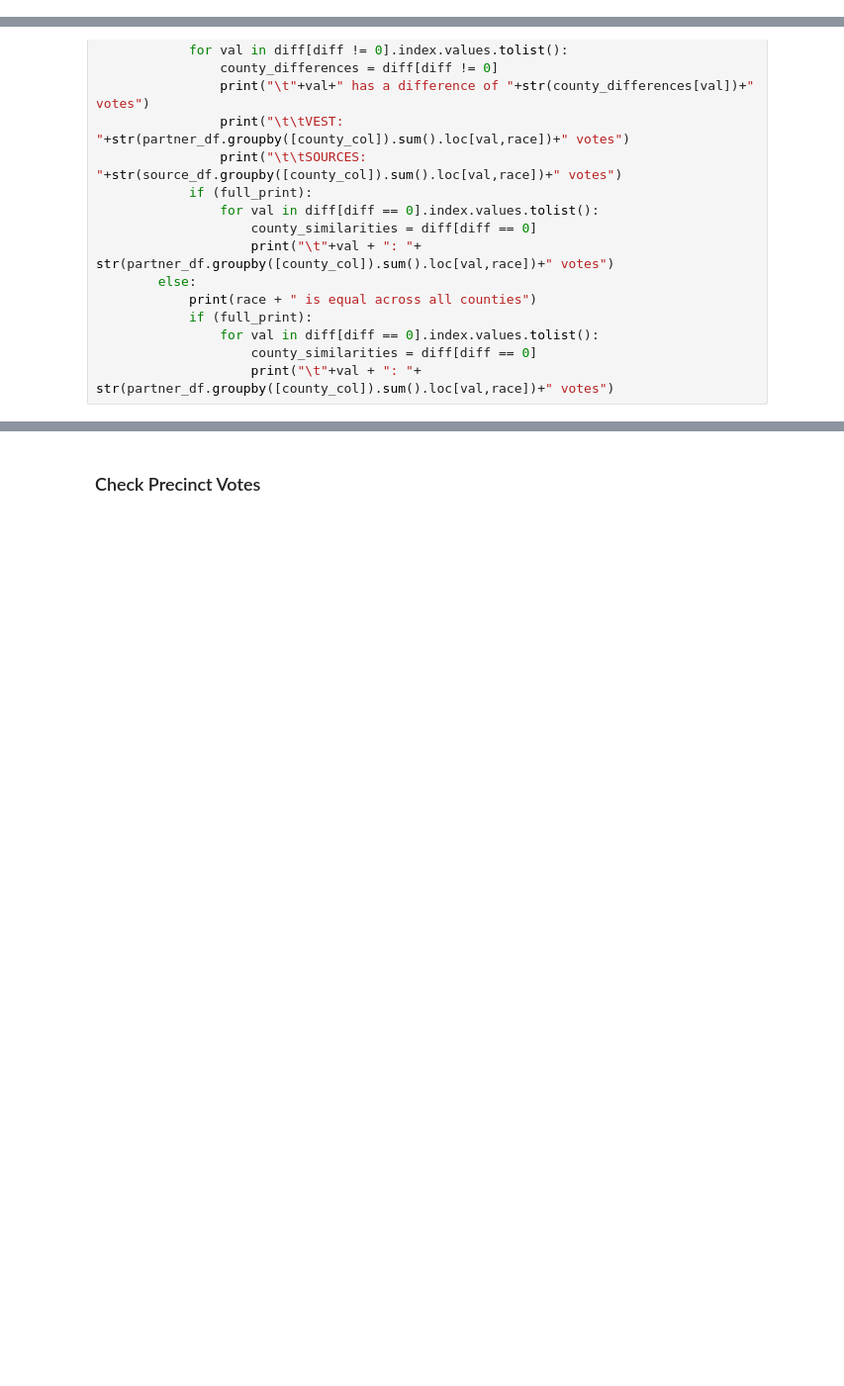
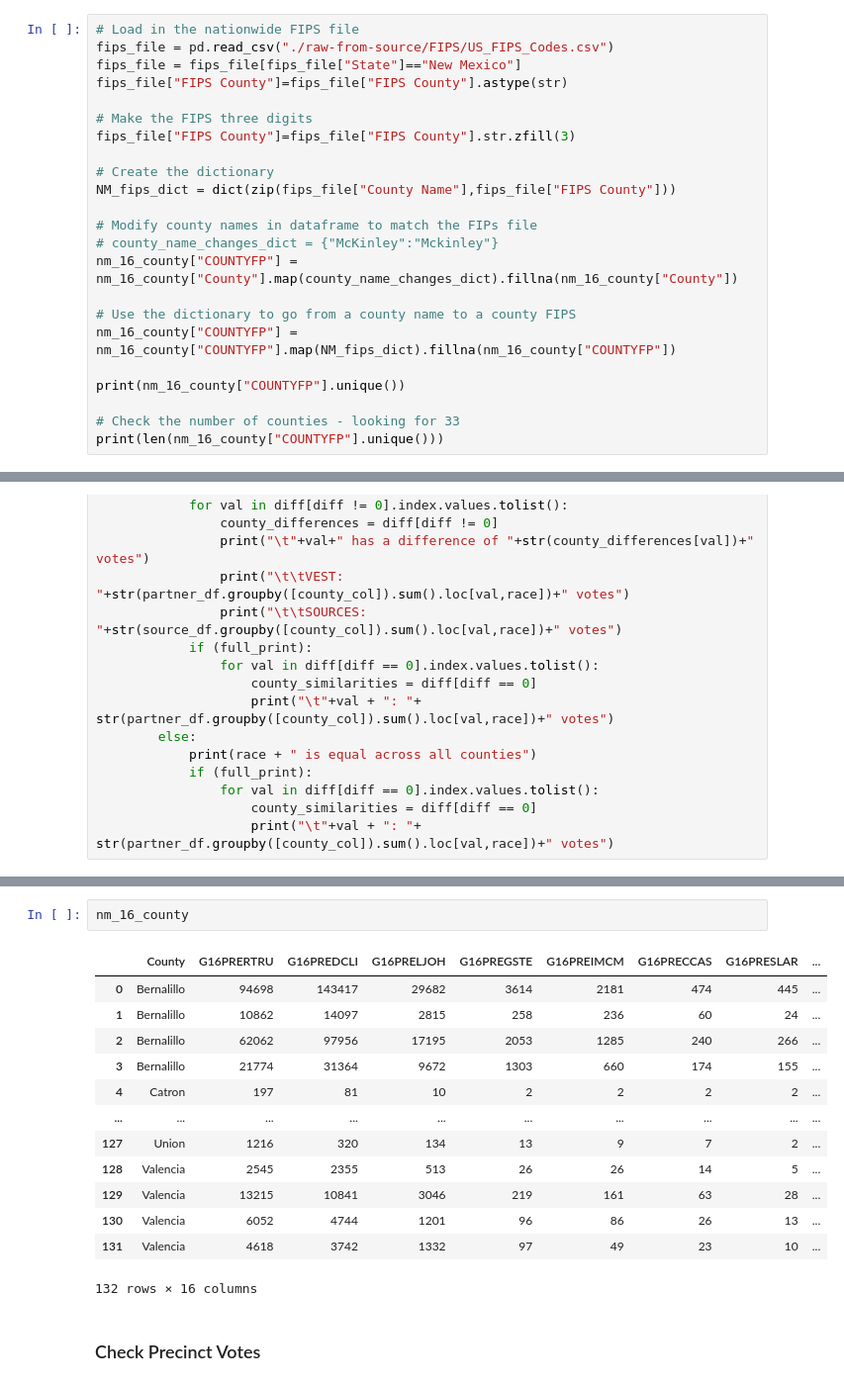
Before and after one commit to nonpartisan-redistricting-datahub/pdv-nm, a Jupyter notebook: vest-nm-2016/vest-nm-2016-validation.ipynb, the cells around one changed output, grey strips where cells are left out. Shown at 99% size. Drawn from its saved outputs; the diff is of its cells as text; blank space fills up the shorter version.

Commit message:
county_level data added

```diff
--- a/vest-nm-2016/vest-nm-2016-validation.ipynb
+++ b/vest-nm-2016/vest-nm-2016-validation.ipynb
@@ -210,0 +314,23 @@ print(len(nm_16["COUNTYFP"].unique()))
+# %%
+# Load in the nationwide FIPS file
+fips_file = pd.read_csv("./raw-from-source/FIPS/US_FIPS_Codes.csv")
+fips_file = fips_file[fips_file["State"]=="New Mexico"]
+fips_file["FIPS County"]=fips_file["FIPS County"].astype(str)
+
+# Make the FIPS three digits
+fips_file["FIPS County"]=fips_file["FIPS County"].str.zfill(3)
+
+# Create the dictionary
+NM_fips_dict = dict(zip(fips_file["County Name"],fips_file["FIPS County"]))
+
+# Modify county names in dataframe to match the FIPs file
+# county_name_changes_dict = {"McKinley":"Mckinley"}
+nm_16_county["COUNTYFP"] = nm_16_county["County"].map(county_name_changes_dict).fillna(nm_16_county["County"])
+
+# Use the dictionary to go from a county name to a county FIPS
+nm_16_county["COUNTYFP"] = nm_16_county["COUNTYFP"].map(NM_fips_dict).fillna(nm_16_county["COUNTYFP"])
+
+print(nm_16_county["COUNTYFP"].unique())
+
+# Check the number of counties - looking for 33
+print(len(nm_16_county["COUNTYFP"].unique()))
@@ -260,3 +411,19 @@ G16PRERTRU contains differences in these counties:
+# %%
+nm_16_county
+# %% [output]
+|  | County | G16PRERTRU | G16PREDCLI | G16PRELJOH | G16PREGSTE | G16PREIMCM | G16PRECCAS | G16PRESLAR | ... |
+| 0 | Bernalillo | 94698 | 143417 | 29682 | 3614 | 2181 | 474 | 445 | ... |
+| 1 | Bernalillo | 10862 | 14097 | 2815 | 258 | 236 | 60 | 24 | ... |
+| 2 | Bernalillo | 62062 | 97956 | 17195 | 2053 | 1285 | 240 | 266 | ... |
+| 3 | Bernalillo | 21774 | 31364 | 9672 | 1303 | 660 | 174 | 155 | ... |
+| 4 | Catron | 197 | 81 | 10 | 2 | 2 | 2 | 2 | ... |
+| ... | ... | ... | ... | ... | ... | ... | ... | ... | ... |
+| 127 | Union | 1216 | 320 | 134 | 13 | 9 | 7 | 2 | ... |
+| 128 | Valencia | 2545 | 2355 | 513 | 26 | 26 | 14 | 5 | ... |
+| 129 | Valencia | 13215 | 10841 | 3046 | 219 | 161 | 63 | 28 | ... |
+| 130 | Valencia | 6052 | 4744 | 1201 | 96 | 86 | 26 | 13 | ... |
+| 131 | Valencia | 4618 | 3742 | 1332 | 97 | 49 | 23 | 10 | ... |
+132 rows × 16 columns
 # %% [markdown]
 ### Check Precinct Votes
 # %% [markdown]
```
Also changed, not shown: parts of 19 cells of this notebook.
